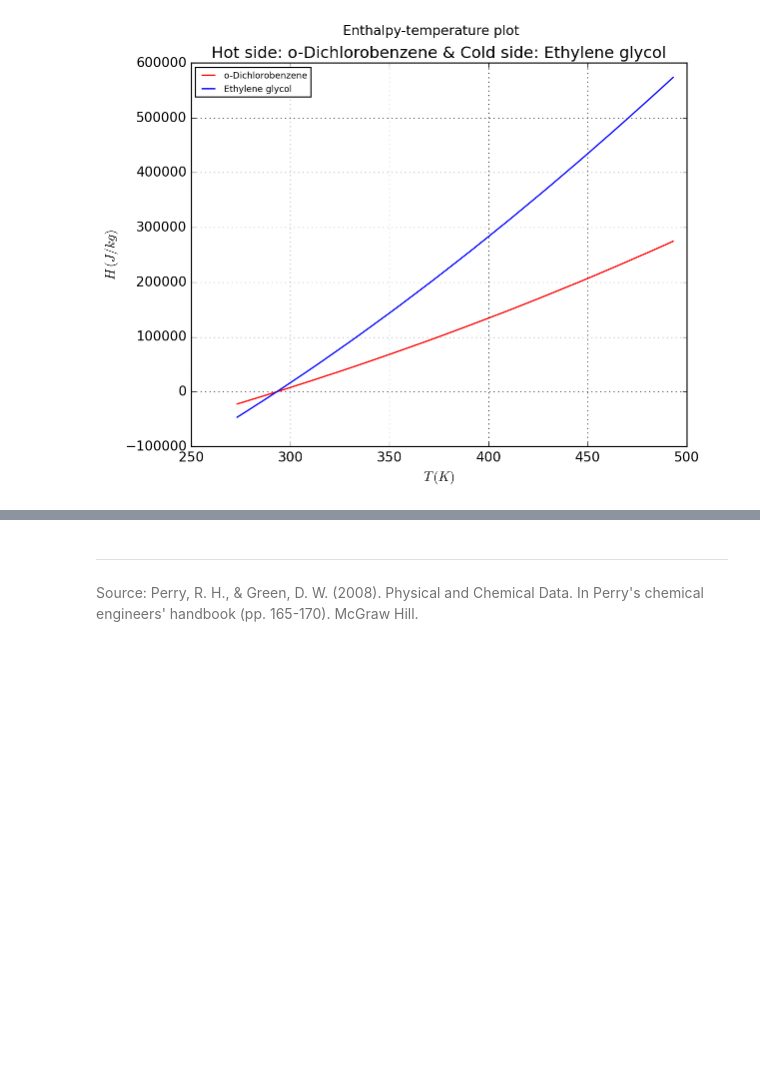
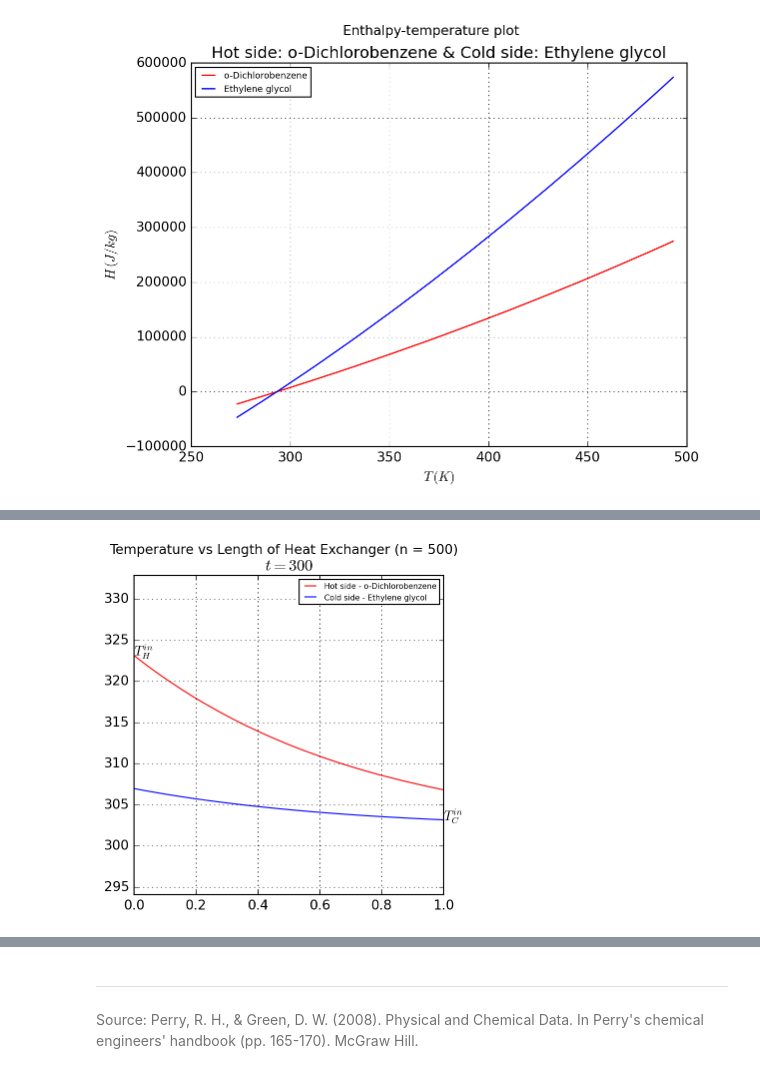
Before and after one commit to aakanksha-gubbala/processSimulation, a Jupyter notebook: Assignment 5/Assignment-5.ipynb, the cells around one changed output, grey strips where cells are left out. Saved outputs shown, nothing was run; the diff lists cells and outputs as text; code cells hidden in the pictures; blank space fills up the shorter version.

```diff
--- a/Assignment 5/Assignment-5.ipynb
+++ b/Assignment 5/Assignment-5.ipynb
@@ -208,0 +209,3 @@ get_solution(100, T)
+# %%
+get_solution(500, T)
+# %% [output]
@@ -209,3 +213,4 @@ get_solution(100, T)
+[figure, added]
 # %%
 get_solution(1000, T)
 # %% [output]
```
Also changed, not shown: parts of 6 cells of this notebook, 5 other files.
